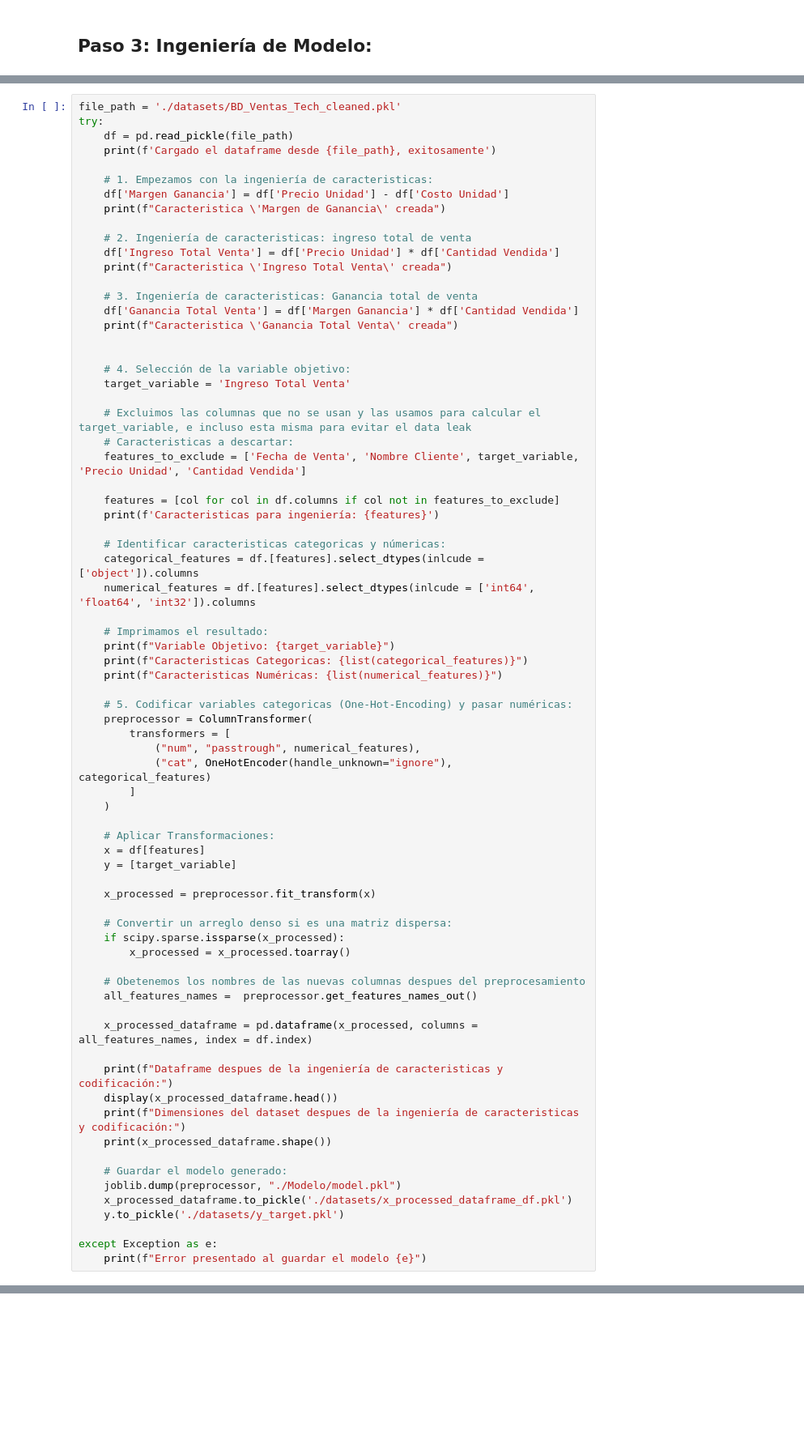
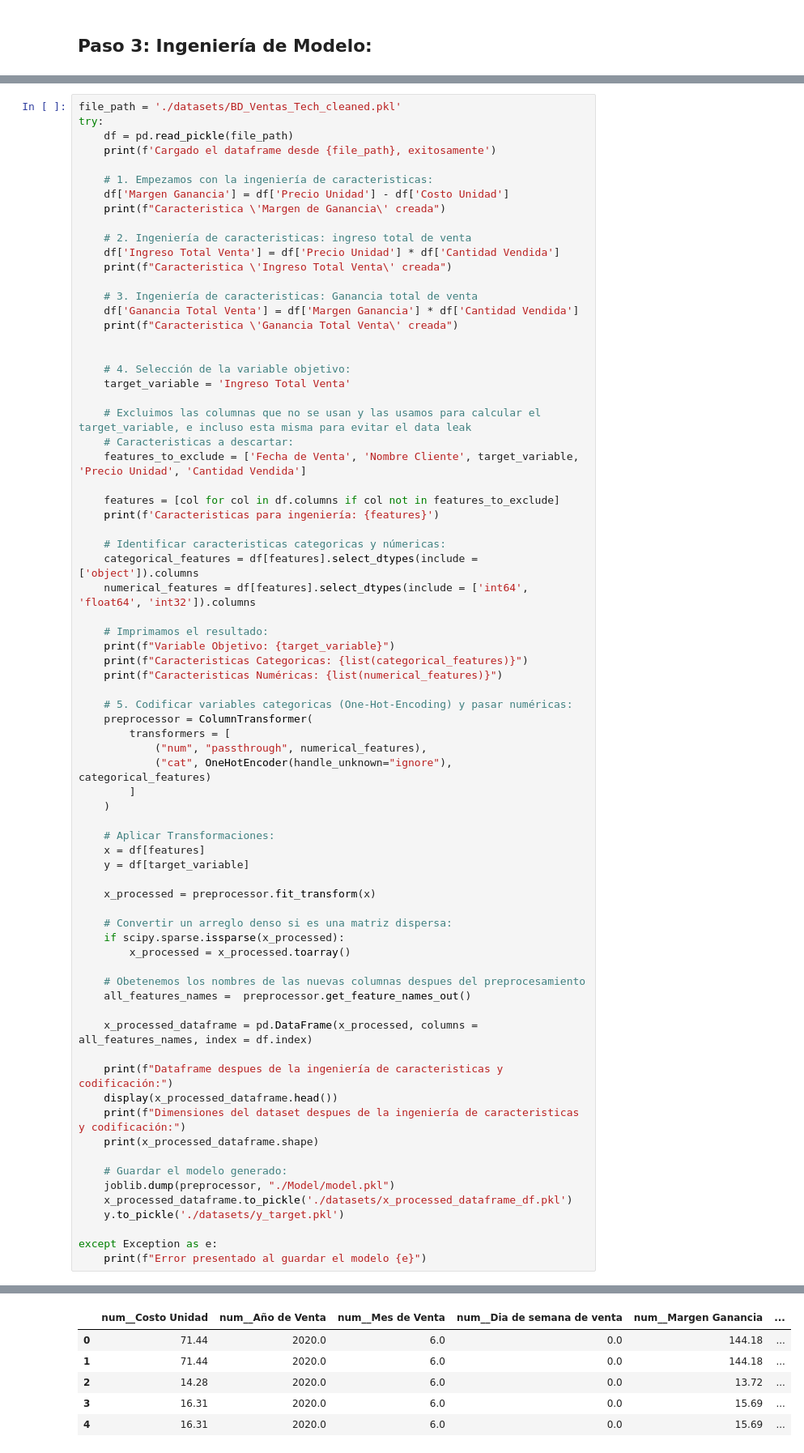
Before and after one commit to juanD20-9/Ejercicios-Bootcamp-AI, a Jupyter notebook: Machine learning/Aprendizaje supervisado/Modelo Random Forest.ipynb, the cells around one changed output, grey strips where cells are left out. Shown at 81% size. Saved outputs shown, nothing was run; the diff lists cells and outputs as text; blank space fills up the shorter version.

Commit message:
montaje del modelo

```diff
--- a/Machine learning/Aprendizaje supervisado/Modelo Random Forest.ipynb
+++ b/Machine learning/Aprendizaje supervisado/Modelo Random Forest.ipynb
@@ -175,8 +179,8 @@ try:
     print(f'Caracteristicas para ingeniería: {features}')
 
     # Identificar caracteristicas categoricas y númericas:
-    categorical_features = df.[features].select_dtypes(inlcude = ['object']).columns
-    numerical_features = df.[features].select_dtypes(inlcude = ['int64', 'float64', 'int32']).columns
+    categorical_features = df[features].select_dtypes(include = ['object']).columns
+    numerical_features = df[features].select_dtypes(include = ['int64', 'float64', 'int32']).columns
 
     # Imprimamos el resultado:
     print(f"Variable Objetivo: {target_variable}")
@@ -186,14 +190,14 @@ try:
     # 5. Codificar variables categoricas (One-Hot-Encoding) y pasar numéricas:
     preprocessor = ColumnTransformer(
         transformers = [
-            ("num", "passtrough", numerical_features),
+            ("num", "passthrough", numerical_features),
             ("cat", OneHotEncoder(handle_unknown="ignore"), categorical_features)
         ]
     )
 
     # Aplicar Transformaciones:
     x = df[features]
-    y = [target_variable]
+    y = df[target_variable]
 
     x_processed = preprocessor.fit_transform(x)
 
@@ -202,17 +206,17 @@ try:
         x_processed = x_processed.toarray()
 
     # Obetenemos los nombres de las nuevas columnas despues del preprocesamiento
-    all_features_names =  preprocessor.get_features_names_out()
+    all_features_names =  preprocessor.get_feature_names_out()
 
-    x_processed_dataframe = pd.dataframe(x_processed, columns = all_features_names, index = df.index)
+    x_processed_dataframe = pd.DataFrame(x_processed, columns = all_features_names, index = df.index)
 
     print(f"Dataframe despues de la ingeniería de caracteristicas y codificación:")
     display(x_processed_dataframe.head())
     print(f"Dimensiones del dataset despues de la ingeniería de caracteristicas y codificación:")
-    print(x_processed_dataframe.shape())
+    print(x_processed_dataframe.shape)
 
     # Guardar el modelo generado:
-    joblib.dump(preprocessor, "./Modelo/model.pkl")
+    joblib.dump(preprocessor, "./Model/model.pkl")
     x_processed_dataframe.to_pickle('./datasets/x_processed_dataframe_df.pkl')
     y.to_pickle('./datasets/y_target.pkl')
 
@@ -222,0 +235,6 @@ SyntaxError: invalid syntax (3671127039.py, line 30)
+|  | num__Costo Unidad | num__Año de Venta | num__Mes de Venta | num__Dia de semana de venta | num__Margen Ganancia | ... |
+| 0 | 71.44 | 2020.0 | 6.0 | 0.0 | 144.18 | ... |
+| 1 | 71.44 | 2020.0 | 6.0 | 0.0 | 144.18 | ... |
+| 2 | 14.28 | 2020.0 | 6.0 | 0.0 | 13.72 | ... |
+| 3 | 16.31 | 2020.0 | 6.0 | 0.0 | 15.69 | ... |
+| 4 | 16.31 | 2020.0 | 6.0 | 0.0 | 15.69 | ... |
```
Also changed, not shown: parts of 13 cells of this notebook, 4 other files.
